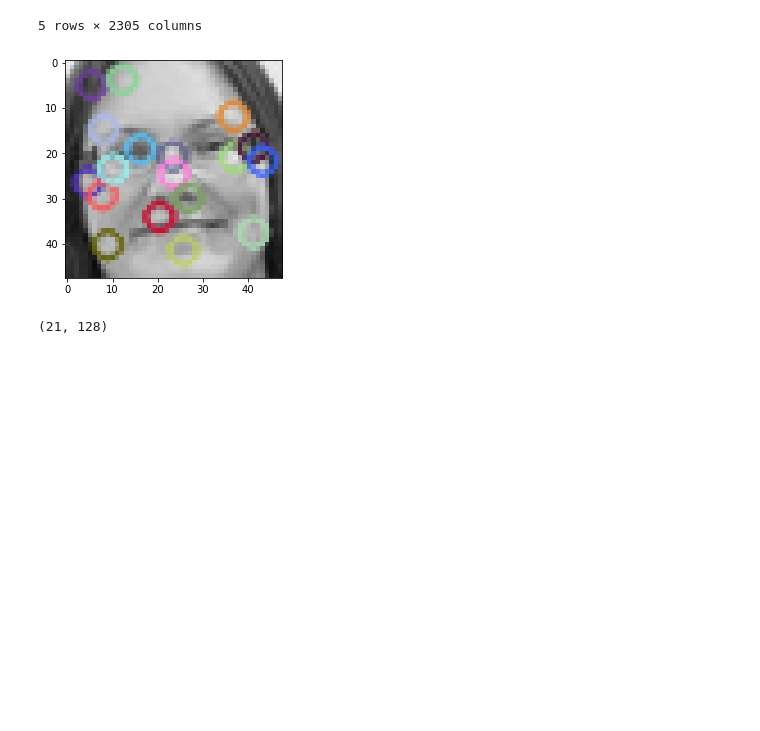
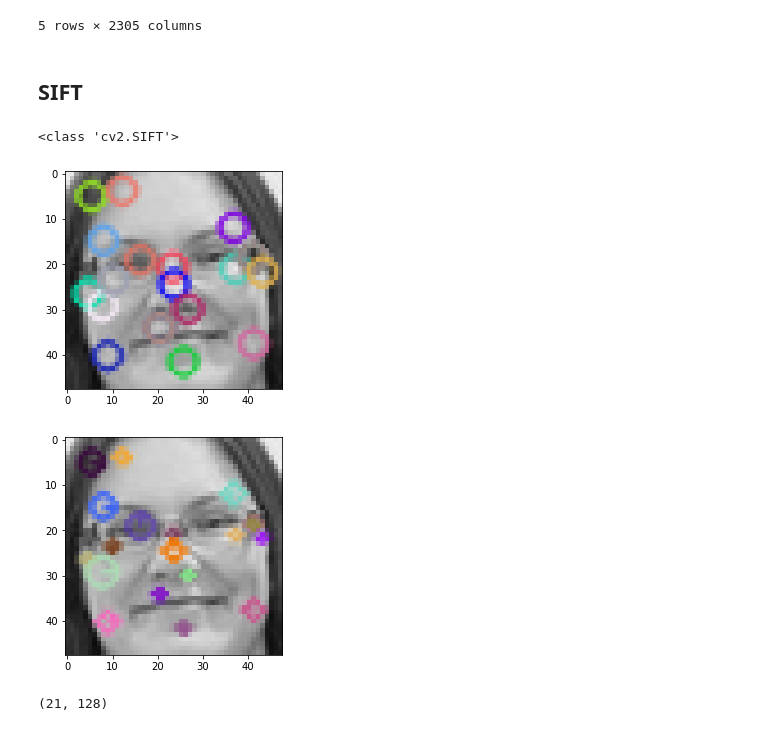
Before and after one commit to chikakoto/facial-expression-recognition, a Jupyter notebook: notebooks/chikako/2.0_co_feature_engineer.ipynb, the cells around one changed output. Saved outputs shown, nothing was run; the diff lists cells and outputs as text; code cells hidden in the pictures; blank space fills up the shorter version.

```diff
--- a/notebooks/chikako/2.0_co_feature_engineer.ipynb
+++ b/notebooks/chikako/2.0_co_feature_engineer.ipynb
@@ -241,18 +241,32 @@ df_test.head()
 | 3 | 25 | 33 | 43 | 30 | 46 | 84 | 105 | 118 | 139 | ... |
 | 4 | 33 | 29 | 15 | 15 | 20 | 36 | 40 | 54 | 79 | ... |
 5 rows × 2305 columns
+# %% [markdown]
+## SIFT
 # %%
 file = '../../data/external/fer2013/train/happy/Training_1206.jpg'
 # %%
 img = cv.imread(file)
 gray= cv.cvtColor(img,cv.COLOR_BGR2GRAY)
 sift = cv.SIFT_create()
+print(type(sift))
 kp = sift.detect(gray,None)
 img=cv.drawKeypoints(gray,kp,img)
 plt.imshow(img),
 plt.show()
 # %% [output]
+<class 'cv2.SIFT'>
-[figure, old version]
+[figure, new version]
+# %%
+img = cv.imread(file)
+gray= cv.cvtColor(img,cv.COLOR_BGR2GRAY)
+sift = cv.SIFT_create()
+kp = sift.detect(gray,None)
+img=cv.drawKeypoints(gray,kp,img,flags=cv.DRAW_MATCHES_FLAGS_DRAW_RICH_KEYPOINTS)
+plt.imshow(img)
+plt.show()
+# %% [output]
+[figure, added]
 # %%
 sift = cv.SIFT_create()
 kp, des = sift.detectAndCompute(gray,None)
```
Also changed, not shown: parts of 4 cells of this notebook, 5 other files.
